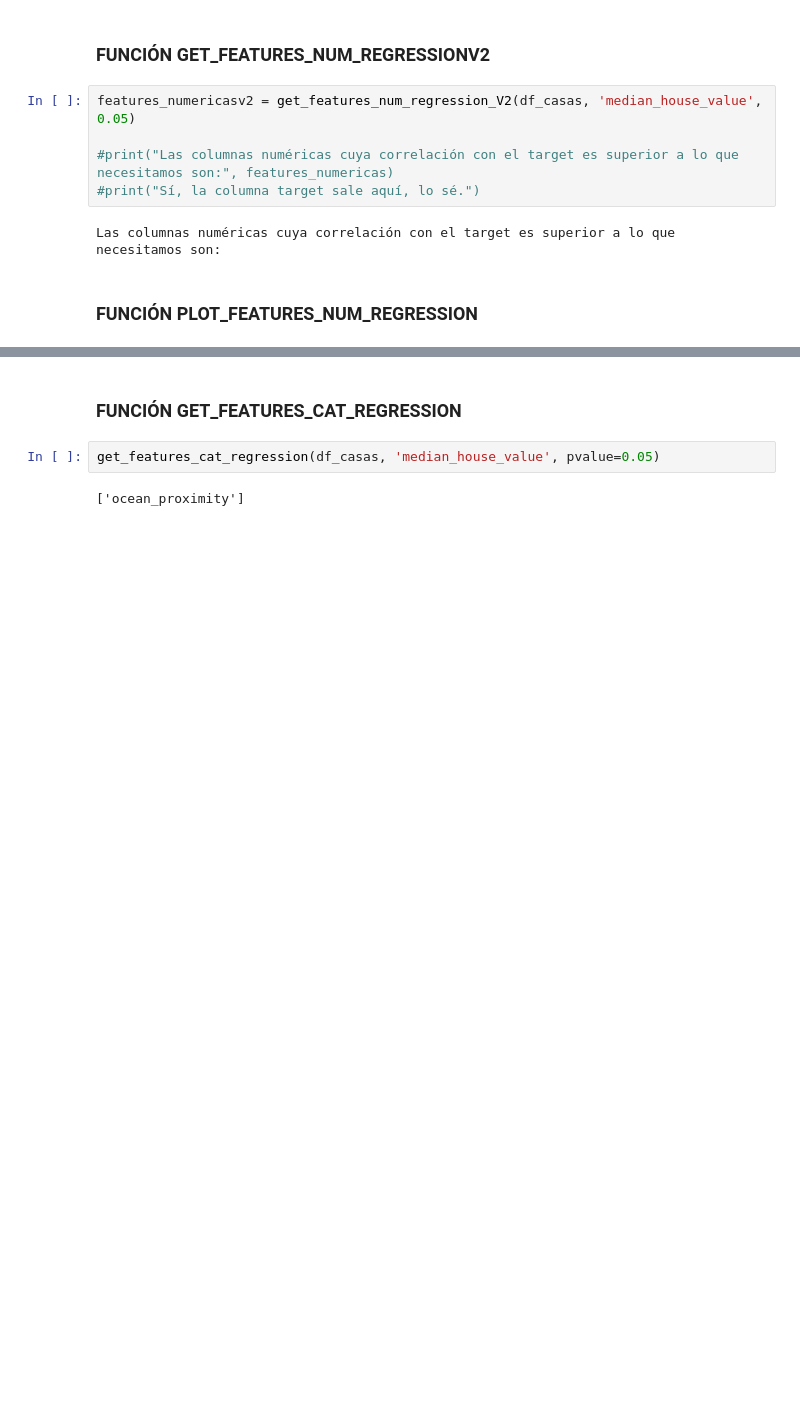
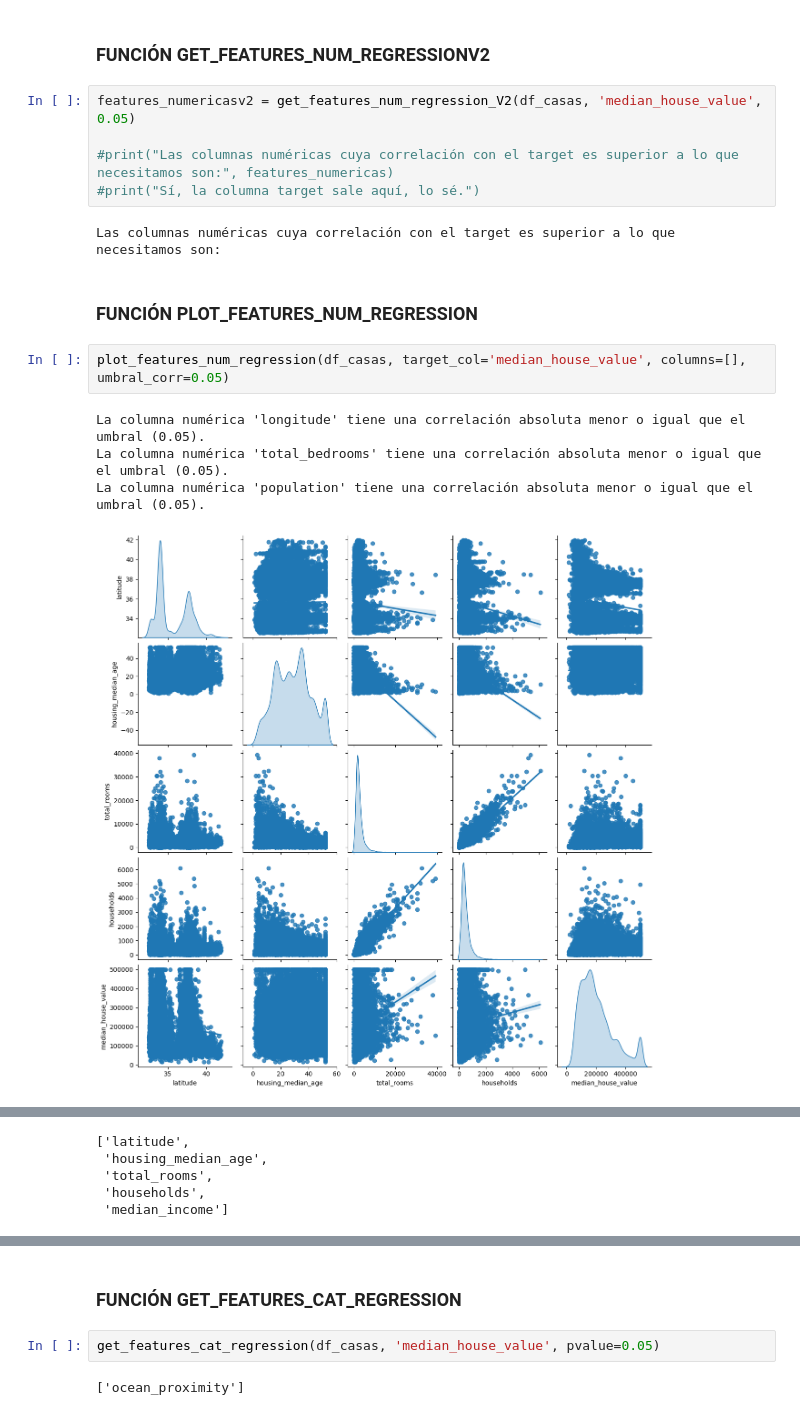
Before and after one commit to MariaRepository/Team-challenge-11, a Jupyter notebook: funcionPepeV2/prueba.ipynb, the cells around one changed output, grey strips where cells are left out. Saved outputs shown, nothing was run; the diff lists cells and outputs as text; blank space fills up the shorter version.

Commit message:
plot_features_num size markers añadido

```diff
--- a/funcionPepeV2/prueba.ipynb
+++ b/funcionPepeV2/prueba.ipynb
@@ -87,3 +87,10 @@ features_numericasv2 = get_features_num_regression_V2(df_casas, 'median_house_va
 Las columnas numéricas cuya correlación con el target es superior a lo que necesitamos son:
 # %% [markdown]
 ### FUNCIÓN PLOT_FEATURES_NUM_REGRESSION
+# %%
+plot_features_num_regression(df_casas, target_col='median_house_value', columns=[], umbral_corr=0.05)
+# %% [output]
+La columna numérica 'longitude' tiene una correlación absoluta menor o igual que el umbral (0.05).
+La columna numérica 'total_bedrooms' tiene una correlación absoluta menor o igual que el umbral (0.05).
+La columna numérica 'population' tiene una correlación absoluta menor o igual que el umbral (0.05).
+[figure, added]
@@ -90,3 +98,8 @@ Las columnas numéricas cuya correlación con el target es superior a lo que nec
+['latitude',
+ 'housing_median_age',
+ 'total_rooms',
+ 'households',
+ 'median_income']
 # %%
 plot_features_num_regression(df_practica, target_col='MEDV', columns=[], umbral_corr=0.05)
 # %% [output]
```
Also changed, not shown: parts of 2 cells of this notebook, 1 other file.
